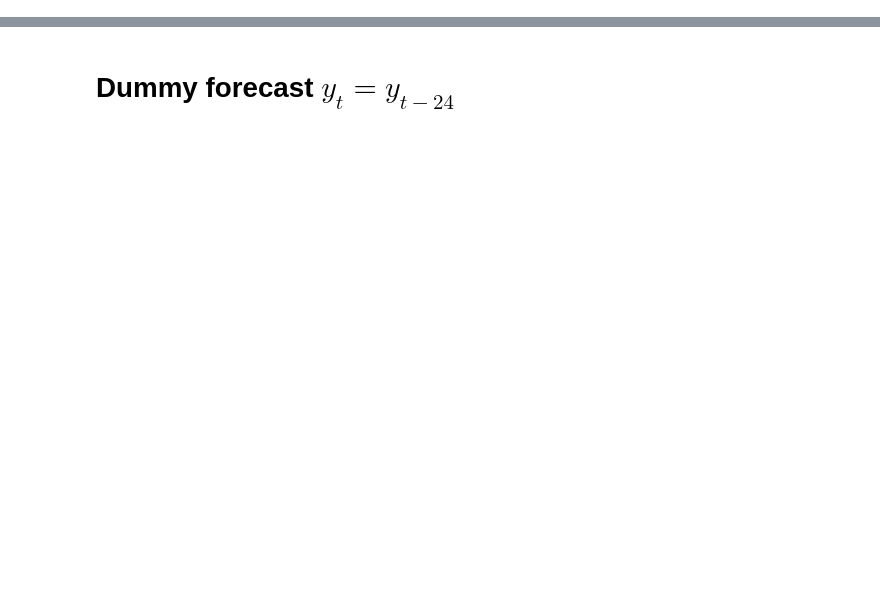
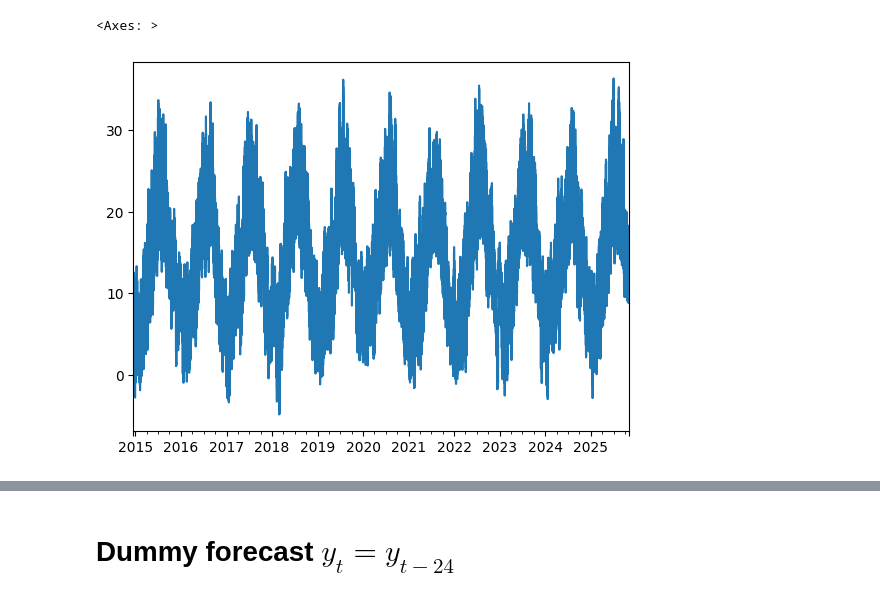
Before and after one commit to enzo-boulin/Eclipse, a Jupyter notebook: main.ipynb, the cells around one changed output, grey strips where cells are left out. Saved outputs shown, nothing was run; the diff lists cells and outputs as text; code cells hidden in the pictures; blank space fills up the shorter version.

```diff
--- a/main.ipynb
+++ b/main.ipynb
@@ -29,0 +45,5 @@ df.load.plot()
+# %%
+df.temp.plot()
+# %% [output]
+<Axes: >
+[figure, added]
```
Also changed, not shown: parts of 40 cells of this notebook, 2 other files.
